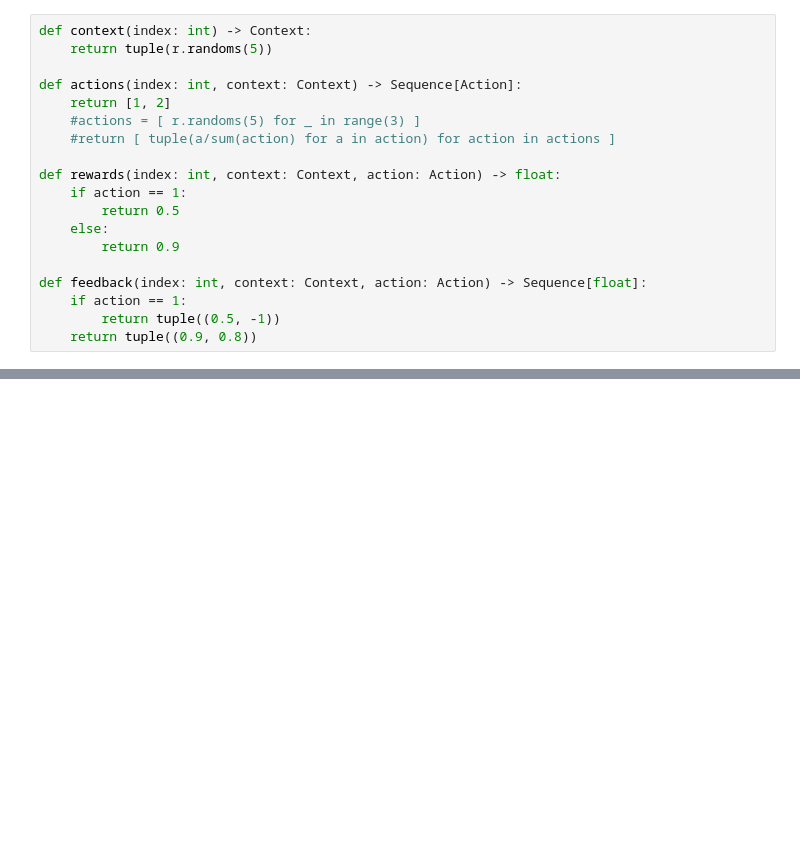
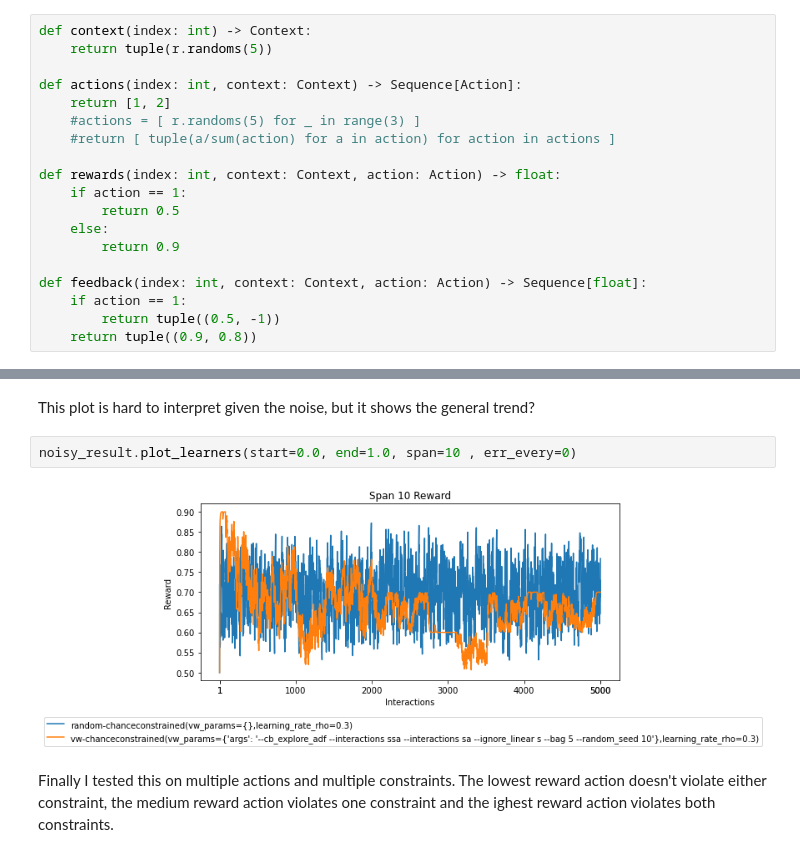
Before and after one commit to milena-mathew/coba-CCPO, a Jupyter notebook: examples/notebooks/ConstrainedSim.ipynb, the cells around one changed output, grey strips where cells are left out. Saved outputs shown, nothing was run; the diff lists cells and outputs as text; blank space fills up the shorter version.

```diff
--- a/examples/notebooks/ConstrainedSim.ipynb
+++ b/examples/notebooks/ConstrainedSim.ipynb
@@ -50,0 +101,8 @@ result.plot_learners(start=0.0, end=1.0, span=10 , err_every=0)
+# %% [markdown]
+This plot is hard to interpret given the noise, but it shows the general trend?
+# %%
+noisy_result.plot_learners(start=0.0, end=1.0, span=10 , err_every=0)
+# %% [output]
+[figure, added]
+# %% [markdown]
+Finally I tested this on multiple actions and multiple constraints. The lowest reward action doesn't violate either constraint, the medium reward action violates one constraint and the ighest reward action violates both constraints.
```
Also changed, not shown: parts of 20 cells of this notebook.
